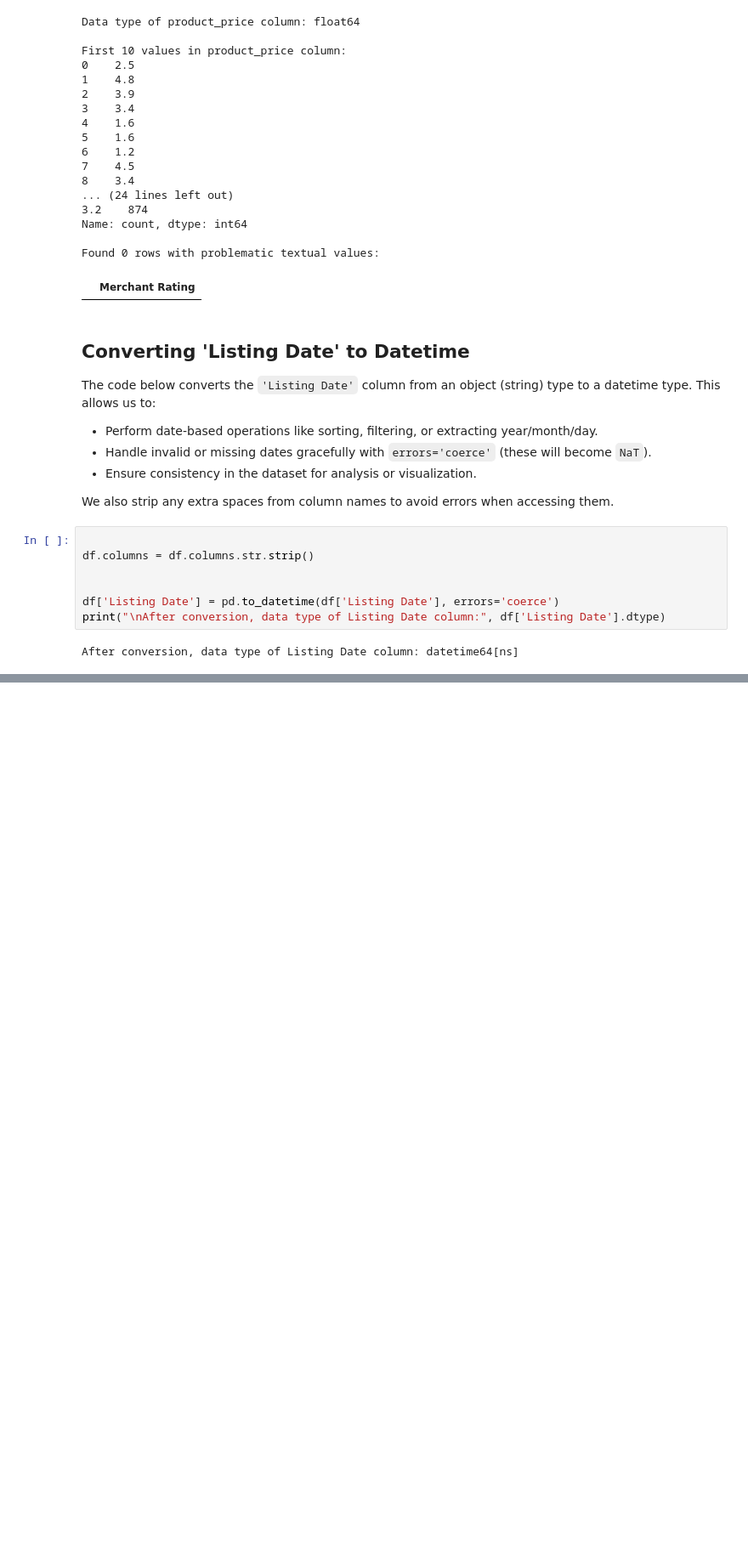
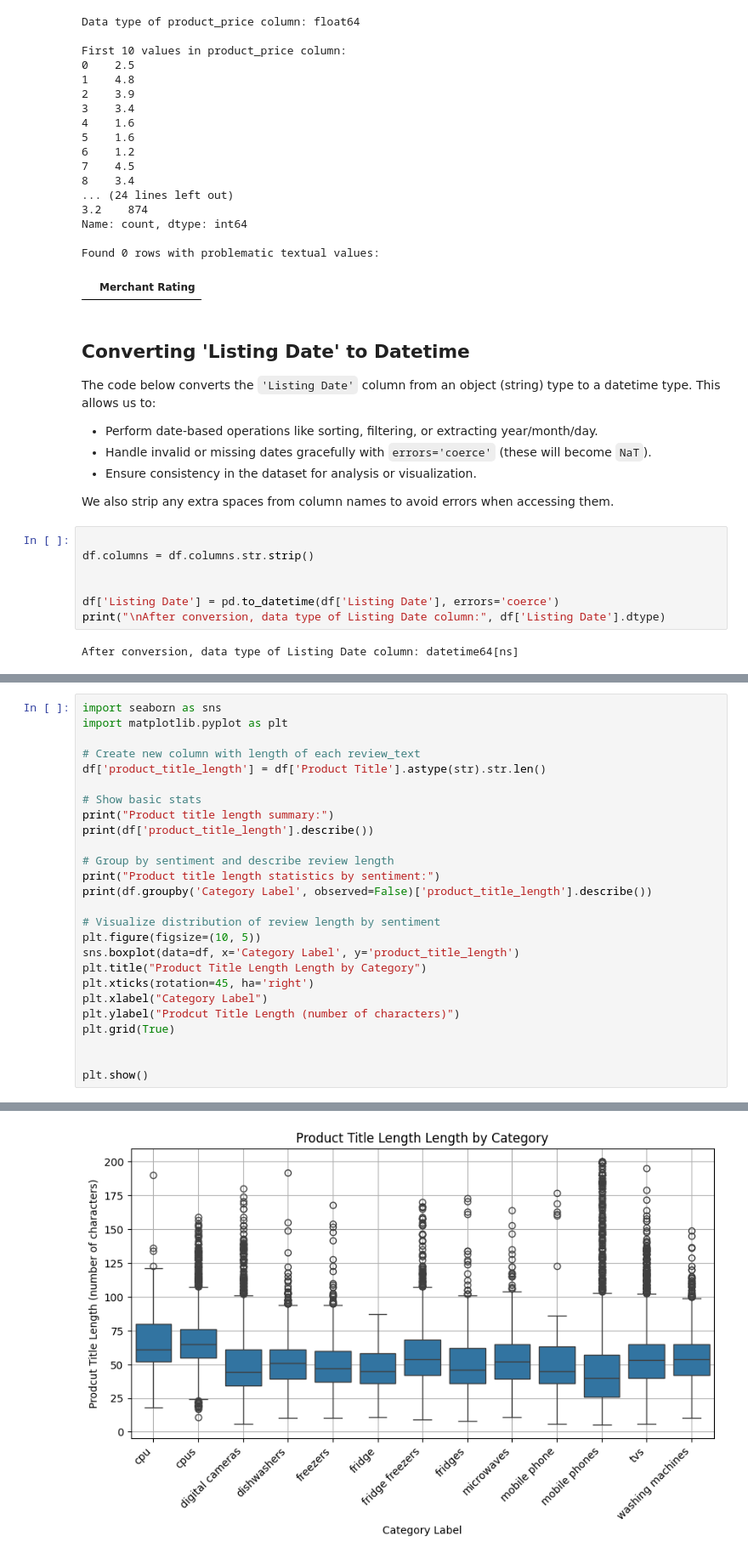
Before and after one commit to VladutFlorian28/Product-category-prediction-based-on-title, a Jupyter notebook: Product_category_prediction_based_on_title.ipynb, the cells around one changed output, grey strips where cells are left out. Shown at 85% size. Saved outputs shown, nothing was run; the diff lists cells and outputs as text; blank space fills up the shorter version.

```diff
--- a/Product_category_prediction_based_on_title.ipynb
+++ b/Product_category_prediction_based_on_title.ipynb
@@ -173,0 +321,27 @@ After conversion, data type of Listing Date column: datetime64[ns]
+# %%
+import seaborn as sns
+import matplotlib.pyplot as plt
+
+# Create new column with length of each review_text
+df['product_title_length'] = df['Product Title'].astype(str).str.len()
+
+# Show basic stats
+print("Product title length summary:")
+print(df['product_title_length'].describe())
+
+# Group by sentiment and describe review length
+print("Product title length statistics by sentiment:")
+print(df.groupby('Category Label', observed=False)['product_title_length'].describe())
+
+# Visualize distribution of review length by sentiment
+plt.figure(figsize=(10, 5))
+sns.boxplot(data=df, x='Category Label', y='product_title_length')
+plt.title("Product Title Length Length by Category")
+plt.xticks(rotation=45, ha='right')
+plt.xlabel("Category Label")
+plt.ylabel("Prodcut Title Length (number of characters)")
+plt.grid(True)
+
+
+plt.show()
+# %% [output]
@@ -173,0 +365 @@ After conversion, data type of Listing Date column: datetime64[ns]
+[figure, added]
```
Also changed, not shown: parts of 13 cells of this notebook.
